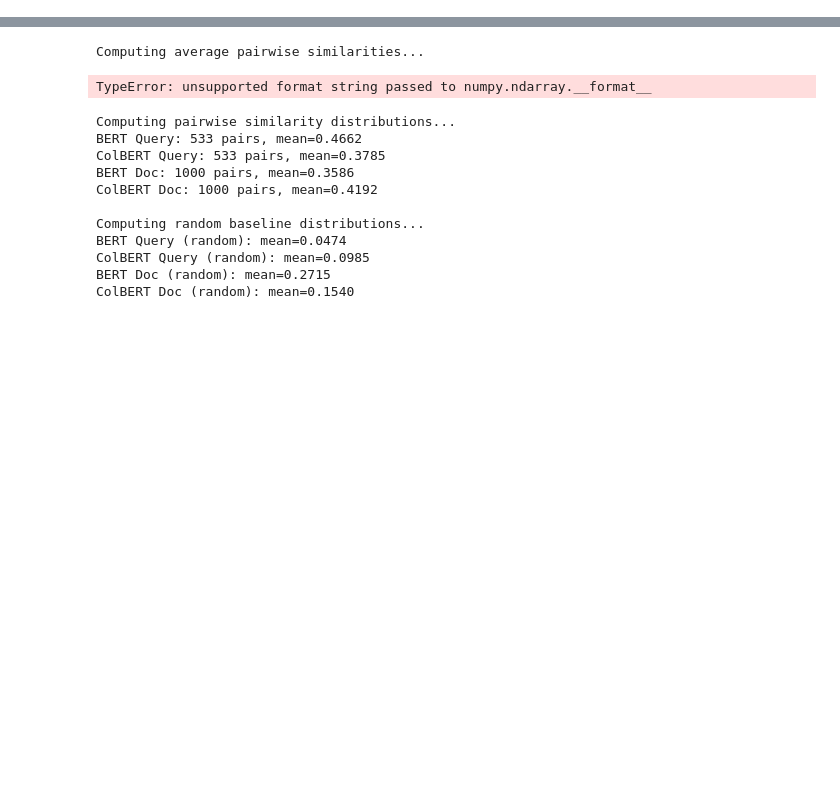
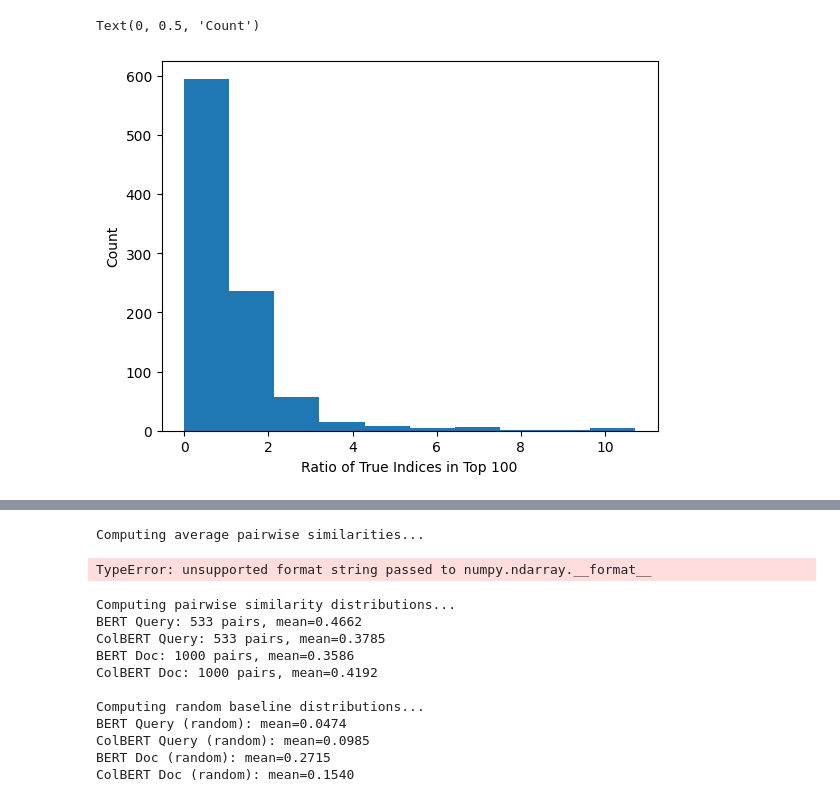
Before and after one commit to PrasannS/setretrieval, a Jupyter notebook: notebooks/diversity_analysis.ipynb, the cells around one changed output, grey strips where cells are left out. Cells and saved outputs as stored; diff of their text form; code cells hidden in the pictures; blank space fills up the shorter version.

```diff
--- a/notebooks/diversity_analysis.ipynb
+++ b/notebooks/diversity_analysis.ipynb
@@ -13,0 +97,18 @@ from tqdm import tqdm
+# %%
+# flatten and get counter
+top100s_flat = [docs[i]['text'] for i in top100s.flatten()]
+top100s_counts = Counter(top100s_flat)
+ratiodict = {}
+for k in trueind_counts:
+    if k in top100s_counts:
+        ratiodict[k] = top100s_counts[k] / trueind_counts[k]
+    else:
+        ratiodict[k] = 0
+
+# plot histogram
+plt.hist(list(ratiodict.values()))
+plt.xlabel("Ratio of True Indices in Top 100")
+plt.ylabel("Count")
+# %% [output]
+Text(0, 0.5, 'Count')
+[figure, added]
```
Also changed, not shown: parts of 16 cells of this notebook, 21 other files.
